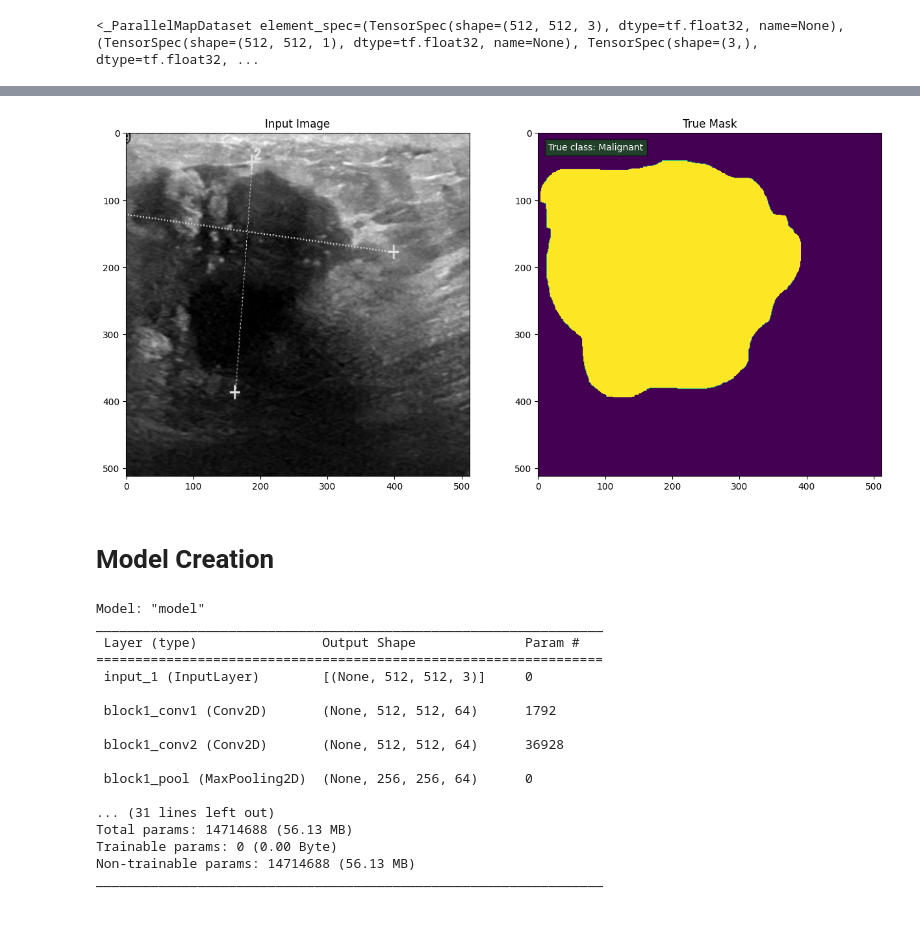
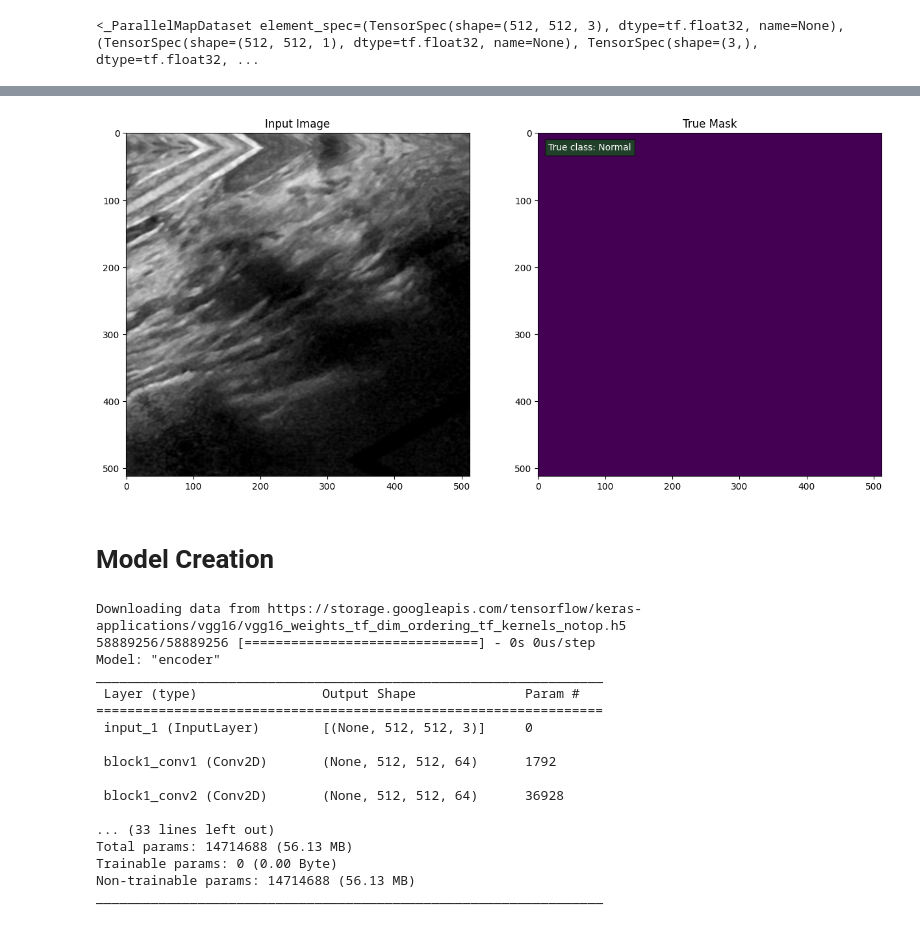
Before and after one commit to carbon77/colab, a Jupyter notebook: VKR.ipynb, the cells around one changed output, grey strips where cells are left out. Drawn from its saved outputs; the diff is of its cells as text; code cells hidden in the pictures.

```diff
--- a/VKR.ipynb
+++ b/VKR.ipynb
@@ -91,7 +108,8 @@ def load_image(datapoint):
 
   mask = tf.io.read_file(datapoint['mask'])
   mask = tf.image.decode_png(mask, channels=1)
-  mask = tf.image.resize(mask, (IMAGE_WIDTH, IMAGE_HEIGHT), method=tf.image.ResizeMethod.NEAREST_NEIGHBOR)
+  mask = tf.image.resize(mask, (IMAGE_WIDTH, IMAGE_HEIGHT),
+                         method=tf.image.ResizeMethod.NEAREST_NEIGHBOR)
   mask.set_shape([None, None, 1])
 
   image, mask = normalize_image(image, mask)
@@ -110,3 +128,20 @@ dataset_test = dataset_test.map(load_image, num_parallel_calls=tf.data.experimen
 dataset_train
 # %% [output]
 <_ParallelMapDataset element_spec=(TensorSpec(shape=(512, 512, 3), dtype=tf.float32, name=None), (TensorSpec(shape=(512, 512, 1), dtype=tf.float32, name=None), TensorSpec(shape=(3,), dtype=tf.float32, ...
+# %%
+
+benigh_areas = np.array([])
+malignant_areas = np.array([])
+
+i = 0
+for dataset in [dataset_train, dataset_test]:
+  for image, (mask, label) in dataset:
+    i += 1
+    clear_output()
+    print('Loaded images:', i)
+    ones = int(tf.reduce_sum(mask))
+    area = (ones / (IMAGE_WIDTH * IMAGE_HEIGHT)) * 100
+    if label[0] == 1:
+      benigh_areas = np.append(benigh_areas, area)
+    elif label[1] == 1:
+      malignant_areas = np.append(malignant_areas, area)
@@ -114,8 +184,16 @@ dataset_train
 class Augment(keras.layers.Layer):
   def __init__(self, **kwargs):
     super().__init__(**kwargs)
-    self.augment_image = keras.layers.RandomFlip(mode="horizontal", seed=42)
-    self.augment_mask = keras.layers.RandomFlip(mode="horizontal", seed=42)
+    self.augment_image = keras.Sequential([
+      keras.layers.RandomFlip(mode="horizontal", seed=42),
+      keras.layers.RandomRotation(factor=0.2, seed=42),
+      keras.layers.RandomZoom(height_factor=0.2, width_factor=0.2, seed=42),
+    ])
+    self.augment_mask = keras.Sequential([
+      keras.layers.RandomFlip(mode="horizontal", seed=42),
+      keras.layers.RandomRotation(factor=0.2, seed=42),
+      keras.layers.RandomZoom(height_factor=0.5, width_factor=0.5, seed=42),
+    ])
 
   def call(self, input, output):
     image = self.augment_image(input)
@@ -154,10 +232,10 @@ def display(display_list, labels):
   plt.show()
 # %%
 for images, outputs in train_batches.take(1):
-  sample_image, sample_mask, sample_label = images[0], outputs[0][0], outputs[1][0]
-  display([sample_image, sample_mask], [get_class(sample_label)])
+  sample_image, sample_mask, sample_class = images[0], outputs[0][0], outputs[1][0]
+  display([sample_image, sample_mask], [get_class(sample_class)])
 # %% [output]
-[figure, old version]
+[figure, new version]
 # %% [markdown]
 # Model Creation
 # %%
@@ -176,11 +254,13 @@ layer_names = [
 ]
 base_model_outputs = [base_model.get_layer(name).output for name in layer_names]
 
-down_stack = keras.Model(inputs=base_model.input, outputs=base_model_outputs)
+down_stack = keras.Model(inputs=base_model.input, outputs=base_model_outputs, name="encoder")
 down_stack.trainable = False
 down_stack.summary()
 # %% [output]
-Model: "model"
+Downloading data from https://storage.googleapis.com/tensorflow/keras-applications/vgg16/vgg16_weights_tf_dim_ordering_tf_kernels_notop.h5
+58889256/58889256 [==============================] - 0s 0us/step
+Model: "encoder"
 _________________________________________________________________
  Layer (type)                Output Shape              Param #
 =================================================================
@@ -190,9 +270,7 @@ _________________________________________________________________
 
  block1_conv2 (Conv2D)       (None, 512, 512, 64)      36928
 
- block1_pool (MaxPooling2D)  (None, 256, 256, 64)      0
-
-... (31 lines left out)
+... (33 lines left out)
 Total params: 14714688 (56.13 MB)
 Trainable params: 0 (0.00 Byte)
 Non-trainable params: 14714688 (56.13 MB)
```
Also changed, not shown: parts of 14 cells of this notebook.
